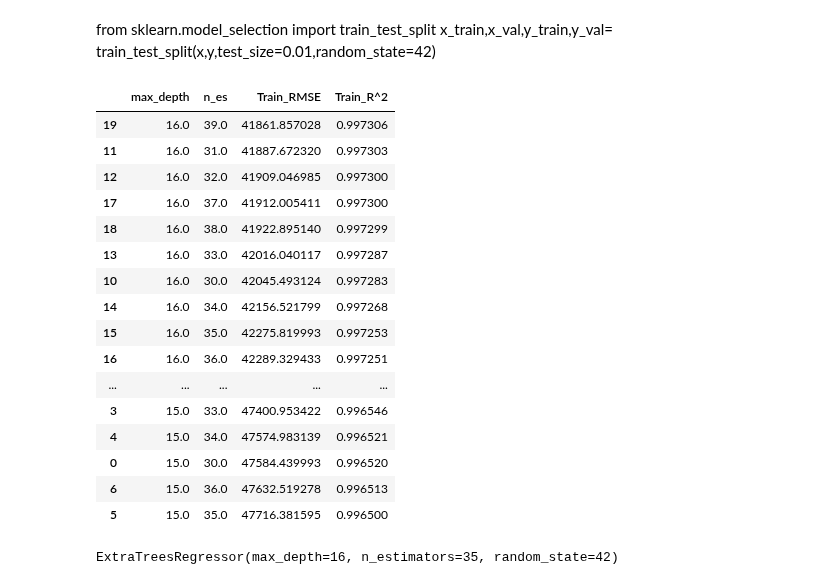
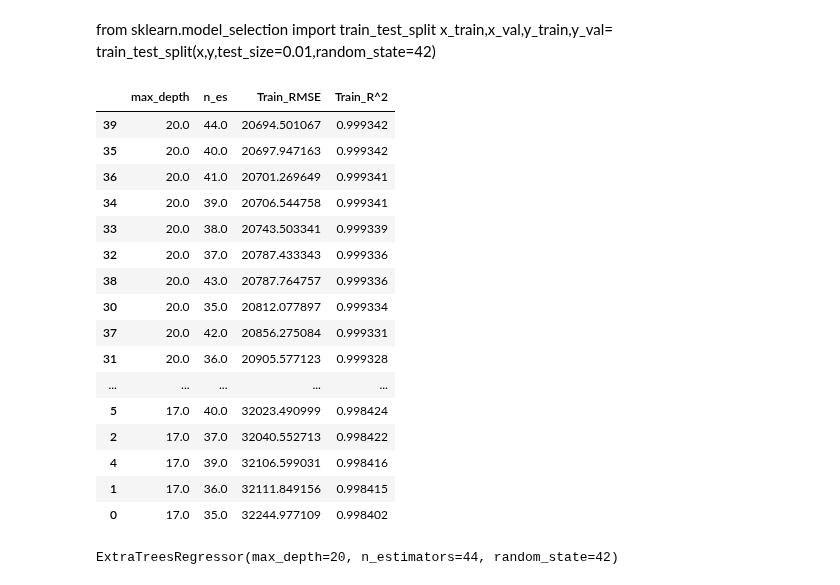
Before and after one commit to khoa2181/DataPreparation, a Jupyter notebook: Tran Minh Khoa_Final Data Preparation.ipynb, the cells around one changed output. Cells and saved outputs as stored; diff of their text form; code cells hidden in the pictures.

```diff
--- a/Tran Minh Khoa_Final Data Preparation.ipynb
+++ b/Tran Minh Khoa_Final Data Preparation.ipynb
@@ -168,5 +146,5 @@ test
 # %%
-x = train.drop(['name','fuel','selling_price','seller_type','transmission','owner','mileage','engine','max_power','torque','brand','brand_extend','n_mileage'], axis=1)
+x = train.drop(['name','fuel','selling_price','seller_type','transmission','owner','mileage','engine','max_power','torque','brand','brand_extend'], axis=1)
 y = train['selling_price']
 # %%
 x.head()
@@ -200,42 +178,42 @@ from sklearn import metrics
 # %%
 result3 = pd.DataFrame(columns=['max_depth','n_es', 'Train_RMSE', 'Train_R^2'])
 
-for i in range(15,17):
-    for j in range(30,40):
+for i in range(17,21):
+    for j in range(35,45):
         extra_tree = ExtraTreesRegressor(random_state=42, max_depth=i, n_estimators=j)
         extra_tree.fit(x,y)
 
         train_pred = extra_tree.predict(x)
 
         train_rmse = np.sqrt(metrics.mean_squared_error(y, train_pred))
         train_r2 = metrics.r2_score(y, train_pred)
 
         result3 = result3.append(pd.Series({'max_depth': i,'n_es': j, 'Train_RMSE':train_rmse, 'Train_R^2':train_r2}), ignore_index=True)
 
 result3.sort_values(by='Train_RMSE')
 # %% [output]
 |  | max_depth | n_es | Train_RMSE | Train_R^2 |
-| 19 | 16.0 | 39.0 | 41861.857028 | 0.997306 |
-| 11 | 16.0 | 31.0 | 41887.672320 | 0.997303 |
-| 12 | 16.0 | 32.0 | 41909.046985 | 0.997300 |
-| 17 | 16.0 | 37.0 | 41912.005411 | 0.997300 |
-| 18 | 16.0 | 38.0 | 41922.895140 | 0.997299 |
-| 13 | 16.0 | 33.0 | 42016.040117 | 0.997287 |
-| 10 | 16.0 | 30.0 | 42045.493124 | 0.997283 |
-| 14 | 16.0 | 34.0 | 42156.521799 | 0.997268 |
-| 15 | 16.0 | 35.0 | 42275.819993 | 0.997253 |
-| 16 | 16.0 | 36.0 | 42289.329433 | 0.997251 |
+| 39 | 20.0 | 44.0 | 20694.501067 | 0.999342 |
+| 35 | 20.0 | 40.0 | 20697.947163 | 0.999342 |
+| 36 | 20.0 | 41.0 | 20701.269649 | 0.999341 |
+| 34 | 20.0 | 39.0 | 20706.544758 | 0.999341 |
+| 33 | 20.0 | 38.0 | 20743.503341 | 0.999339 |
+| 32 | 20.0 | 37.0 | 20787.433343 | 0.999336 |
+| 38 | 20.0 | 43.0 | 20787.764757 | 0.999336 |
+| 30 | 20.0 | 35.0 | 20812.077897 | 0.999334 |
+| 37 | 20.0 | 42.0 | 20856.275084 | 0.999331 |
+| 31 | 20.0 | 36.0 | 20905.577123 | 0.999328 |
 | ... | ... | ... | ... | ... |
-| 3 | 15.0 | 33.0 | 47400.953422 | 0.996546 |
-| 4 | 15.0 | 34.0 | 47574.983139 | 0.996521 |
-| 0 | 15.0 | 30.0 | 47584.439993 | 0.996520 |
-| 6 | 15.0 | 36.0 | 47632.519278 | 0.996513 |
-| 5 | 15.0 | 35.0 | 47716.381595 | 0.996500 |
+| 5 | 17.0 | 40.0 | 32023.490999 | 0.998424 |
+| 2 | 17.0 | 37.0 | 32040.552713 | 0.998422 |
+| 4 | 17.0 | 39.0 | 32106.599031 | 0.998416 |
+| 1 | 17.0 | 36.0 | 32111.849156 | 0.998415 |
+| 0 | 17.0 | 35.0 | 32244.977109 | 0.998402 |
 # %%
-extra_tree = ExtraTreesRegressor(random_state=42, max_depth=16, n_estimators=35)
+extra_tree = ExtraTreesRegressor(random_state=42, max_depth=20, n_estimators=44)
 extra_tree.fit(x,y)
 # %% [output]
-ExtraTreesRegressor(max_depth=16, n_estimators=35, random_state=42)
+ExtraTreesRegressor(max_depth=20, n_estimators=44, random_state=42)
 # %%
 train_pred = extra_tree.predict(x)
 # %%
```
Also changed, not shown: parts of 10 cells of this notebook.
